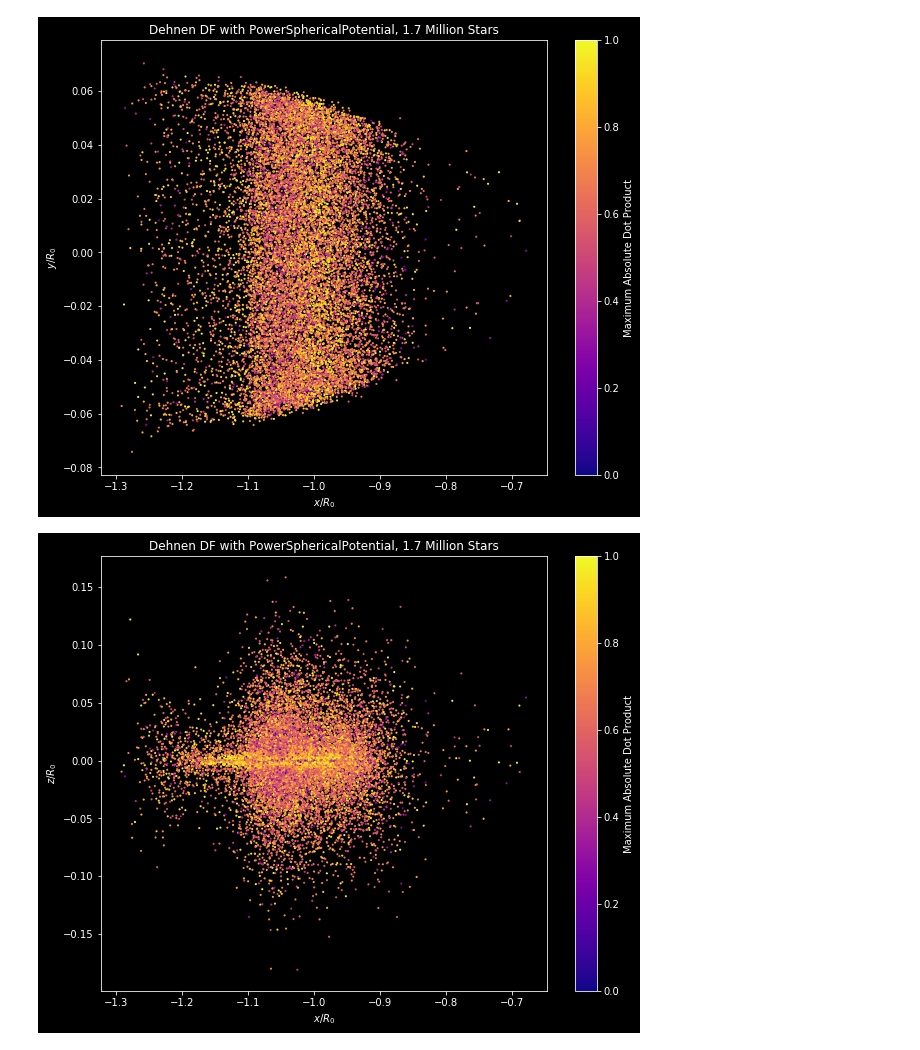
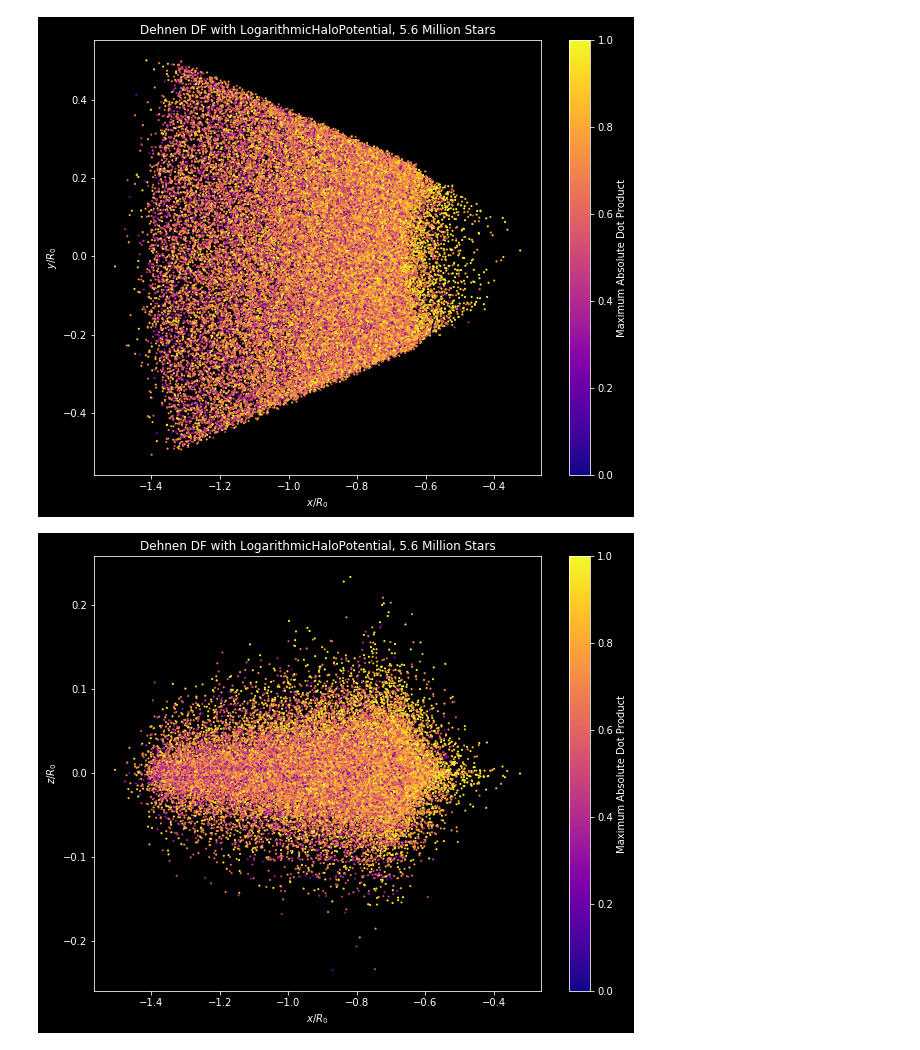
Before and after one commit to mwbub/Gaia-I3, a Jupyter notebook: Code/mock_data/dehnendf/2d_plots/2d_plots.ipynb, the cells around one changed output. Saved outputs shown, nothing was run; the diff lists cells and outputs as text; code cells hidden in the pictures.

```diff
--- a/Code/mock_data/dehnendf/2d_plots/2d_plots.ipynb
+++ b/Code/mock_data/dehnendf/2d_plots/2d_plots.ipynb
@@ -4,5 +5,5 @@ import matplotlib.pyplot as plt
 # %%
-filename = '../main_program_results/dehnendf_psp.npz'
+filename = '../main_program_results/dehnendf_5.6M.npz'
 data = np.load(filename)
 centres = data['cluster']
 max_dots = np.nanmax(np.abs(data['result']), axis=1)
@@ -13,14 +14,14 @@ max_dots = max_dots[~np.isnan(max_dots)]
 # %%
 plt.figure(figsize=(10,8), facecolor='black')
 plt.style.use("dark_background")
 plt.scatter(*centres.T[[0,1]], c=max_dots, marker='.', s=5, cmap='plasma', vmin=0, vmax=1)
 plt.colorbar(label='Maximum Absolute Dot Product')
 plt.xlabel('$x/R_0$')
 plt.ylabel('$y/R_0$')
-plt.title('Dehnen DF with PowerSphericalPotential, 1.7 Million Stars')
+plt.title('Dehnen DF with LogarithmicHaloPotential, 5.6 Million Stars')
 plt.show()
 # %% [output]
-[figure, old version]
+[figure, new version]
 # %%
 plt.figure(figsize=(10,8), facecolor='black')
 plt.style.use("dark_background")
@@ -28,10 +29,10 @@ plt.scatter(*centres.T[[0,2]], c=max_dots, marker='.', s=5, cmap='plasma', vmin=
 plt.colorbar(label='Maximum Absolute Dot Product')
 plt.xlabel('$x/R_0$')
 plt.ylabel('$z/R_0$')
-plt.title('Dehnen DF with PowerSphericalPotential, 1.7 Million Stars')
+plt.title('Dehnen DF with LogarithmicHaloPotential, 5.6 Million Stars')
 plt.show()
 # %% [output]
-[figure, old version]
+[figure, new version]
 # %%
 plt.figure(figsize=(10,8), facecolor='black')
 plt.style.use("dark_background")
```
Also changed, not shown: parts of 6 cells of this notebook, 3 other files.
